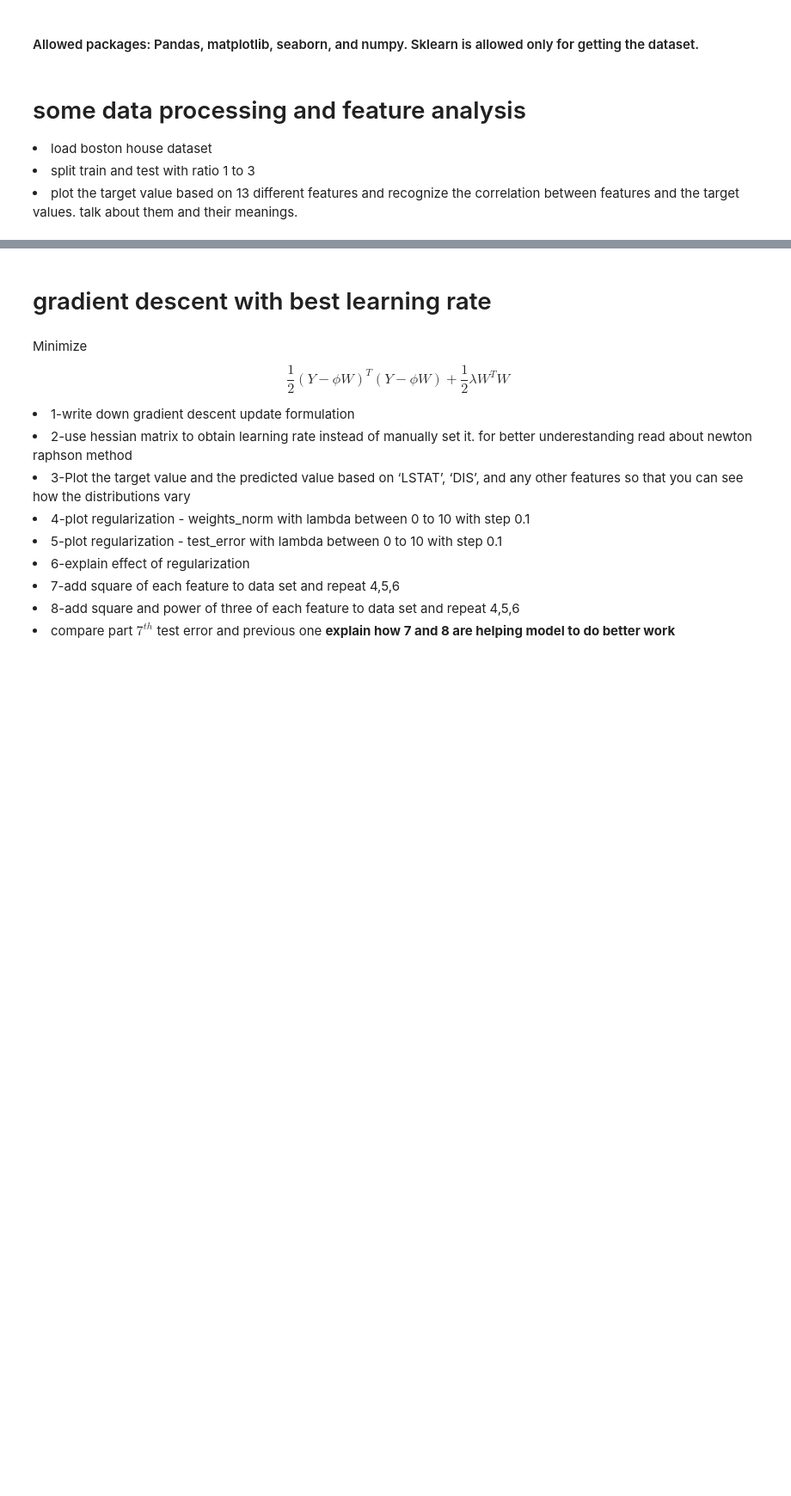
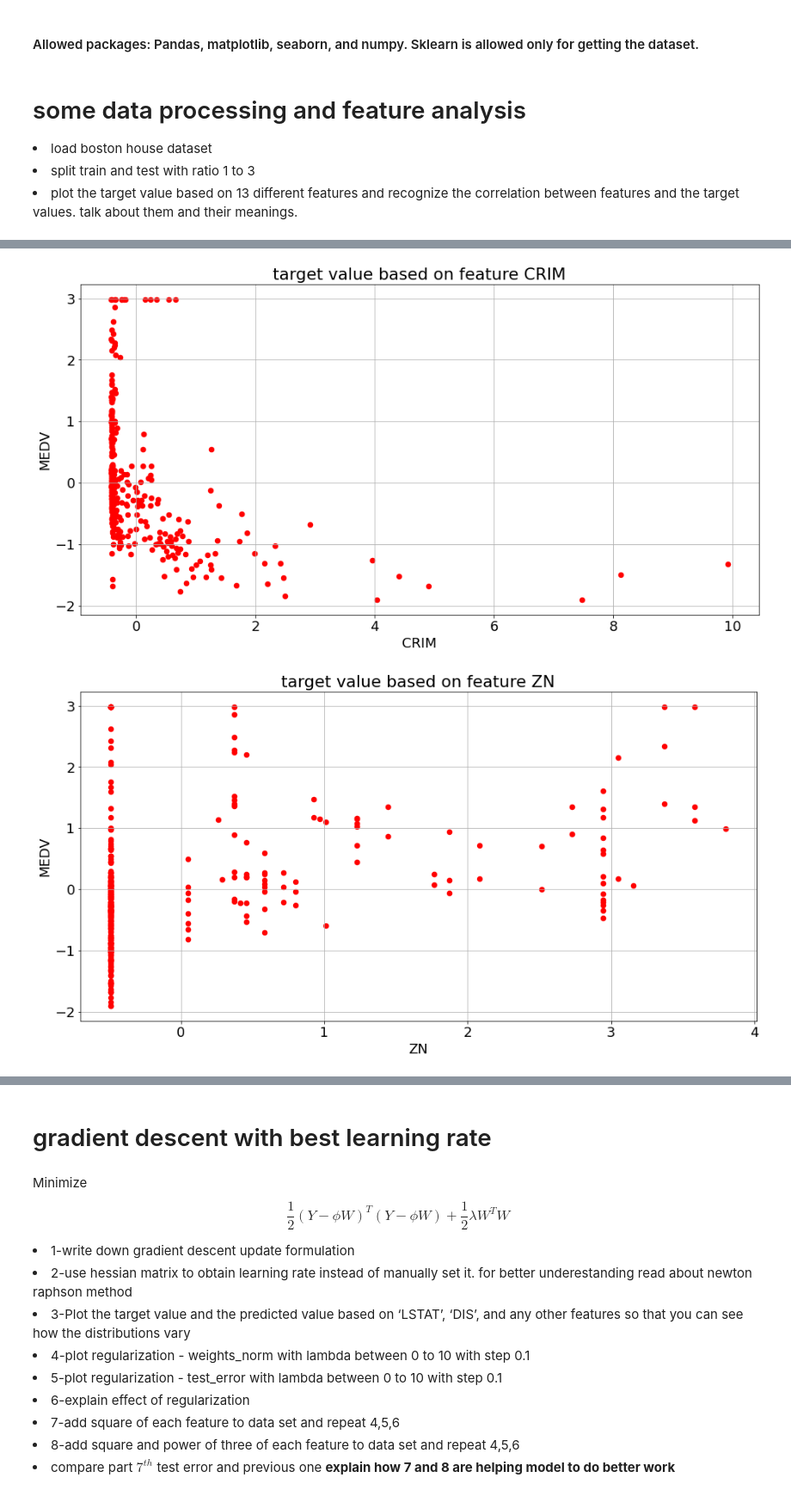
Before and after one commit to mm-mehran79/AI, a Jupyter notebook: HWs/4/Regression/PQ2.ipynb, the cells around one changed output, grey strips where cells are left out. Shown at 86% size. Drawn from its saved outputs; the diff is of its cells as text; code cells hidden in the pictures; blank space fills up the shorter version.

```diff
--- a/HWs/4/Regression/PQ2.ipynb
+++ b/HWs/4/Regression/PQ2.ipynb
@@ -8,6 +8,8 @@ import seaborn as sns
 import sklearn as sk
 from sklearn.model_selection import train_test_split
 from helper import *
+plt.rcParams['figure.figsize'] = [16, 8]
+plt.rcParams.update({'font.size':18})
 # %% [markdown]
 # some data processing and feature analysis
 
@@ -20,0 +39,13 @@ X_train, X_test, y_train, y_test = split_data(X,y,0.25)
+# %%
+for col in X_train.columns:
+    xs, ys = zip(*sorted(zip(list(X_train.get(col)), list(y_train))))
+    plt.figure
+    plt.scatter(xs, ys, color='red', lw=1.5)
+    plt.ylabel(data.columns[-1])
+    plt.xlabel(col)
+    plt.title(f'target value based on feature {col}')
+    plt.grid()
+    plt.show()
+# %% [output]
+[figure, added]
+[figure, added]
```
Also changed, not shown: parts of 38 cells of this notebook, 1 other file.
